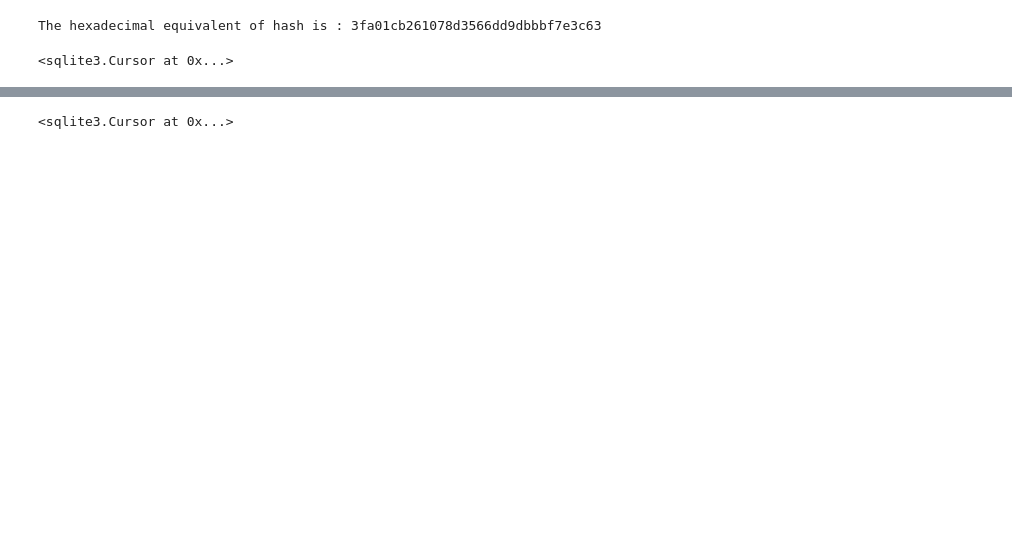
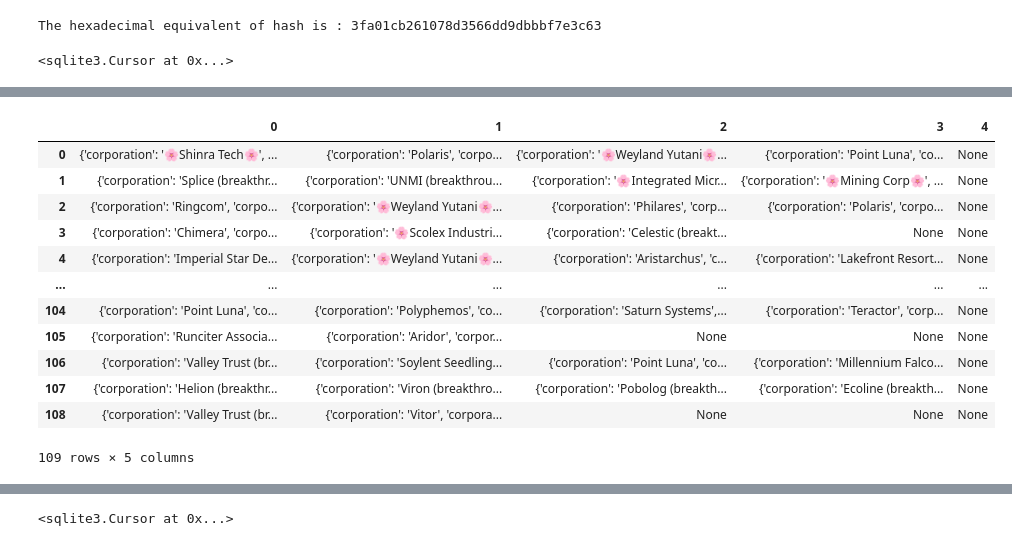
Before and after one commit to Ender-Wiggin2019/tfm-summary, a Jupyter notebook: sqlite_process.ipynb, the cells around one changed output, grey strips where cells are left out. Saved outputs shown, nothing was run; the diff lists cells and outputs as text; code cells hidden in the pictures; blank space fills up the shorter version.

```diff
--- a/sqlite_process.ipynb
+++ b/sqlite_process.ipynb
@@ -45 +62,17 @@ game_df['scores'] = game_df['scores'].apply(lambda x:eval(x))
+# %%
+pd.json_normalize(game_df['scores'])
+# %% [output]
+|  | 0 | 1 | 2 | 3 | 4 |
+| 0 | {'corporation': '🌸Shinra Tech🌸', ... | {'corporation': 'Polaris', 'corpo... | {'corporation': '🌸Weyland Yutani🌸... | {'corporation': 'Point Luna', 'co... | None |
+| 1 | {'corporation': 'Splice (breakthr... | {'corporation': 'UNMI (breakthrou... | {'corporation': '🌸Integrated Micr... | {'corporation': '🌸Mining Corp🌸', ... | None |
+| 2 | {'corporation': 'Ringcom', 'corpo... | {'corporation': '🌸Weyland Yutani🌸... | {'corporation': 'Philares', 'corp... | {'corporation': 'Polaris', 'corpo... | None |
+| 3 | {'corporation': 'Chimera', 'corpo... | {'corporation': '🌸Scolex Industri... | {'corporation': 'Celestic (breakt... | None | None |
+| 4 | {'corporation': 'Imperial Star De... | {'corporation': '🌸Weyland Yutani🌸... | {'corporation': 'Aristarchus', 'c... | {'corporation': 'Lakefront Resort... | None |
+| ... | ... | ... | ... | ... | ... |
+| 104 | {'corporation': 'Point Luna', 'co... | {'corporation': 'Polyphemos', 'co... | {'corporation': 'Saturn Systems',... | {'corporation': 'Teractor', 'corp... | None |
+| 105 | {'corporation': 'Runciter Associa... | {'corporation': 'Aridor', 'corpor... | None | None | None |
+| 106 | {'corporation': 'Valley Trust (br... | {'corporation': 'Soylent Seedling... | {'corporation': 'Point Luna', 'co... | {'corporation': 'Millennium Falco... | None |
+| 107 | {'corporation': 'Helion (breakthr... | {'corporation': 'Viron (breakthro... | {'corporation': 'Pobolog (breakth... | {'corporation': 'Ecoline (breakth... | None |
+| 108 | {'corporation': 'Valley Trust (br... | {'corporation': 'Vitor', 'corpora... | None | None | None |
+109 rows × 5 columns
 # %%
```
Also changed, not shown: parts of 9 cells of this notebook, 5 other files.
